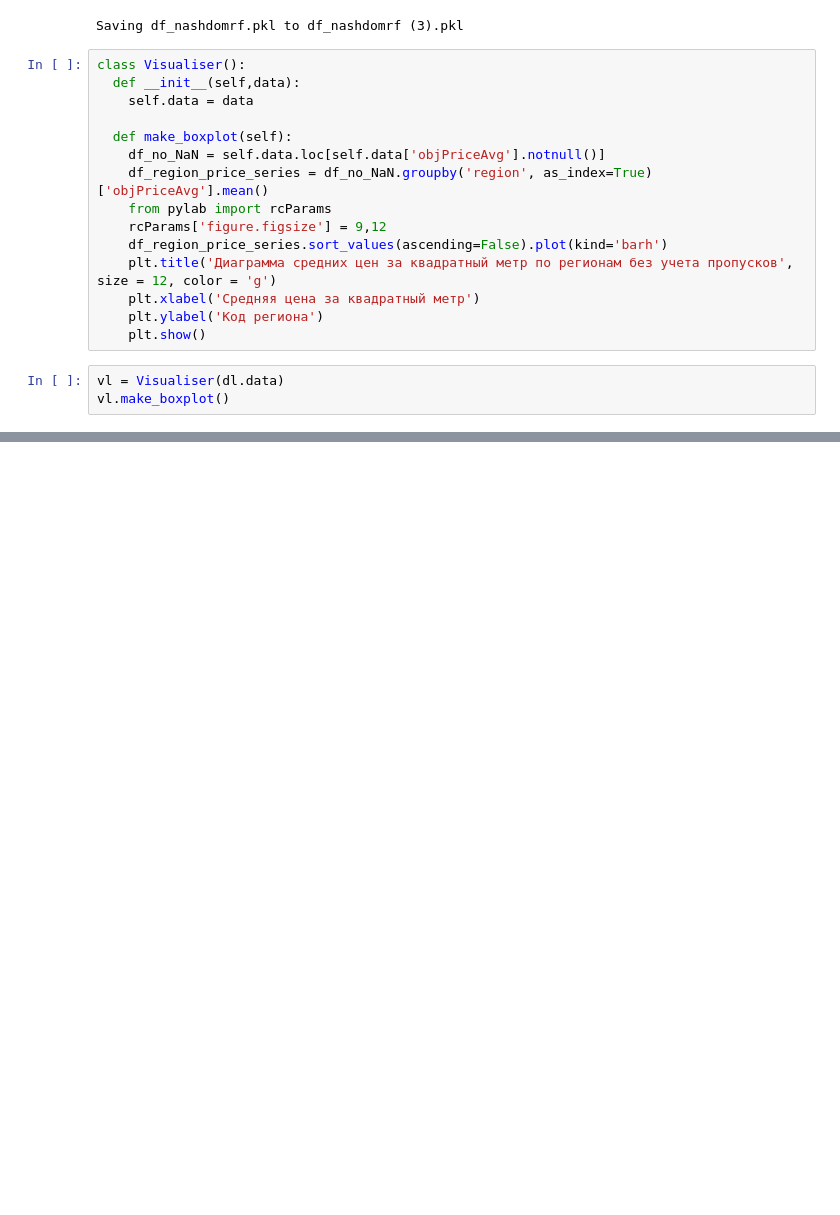
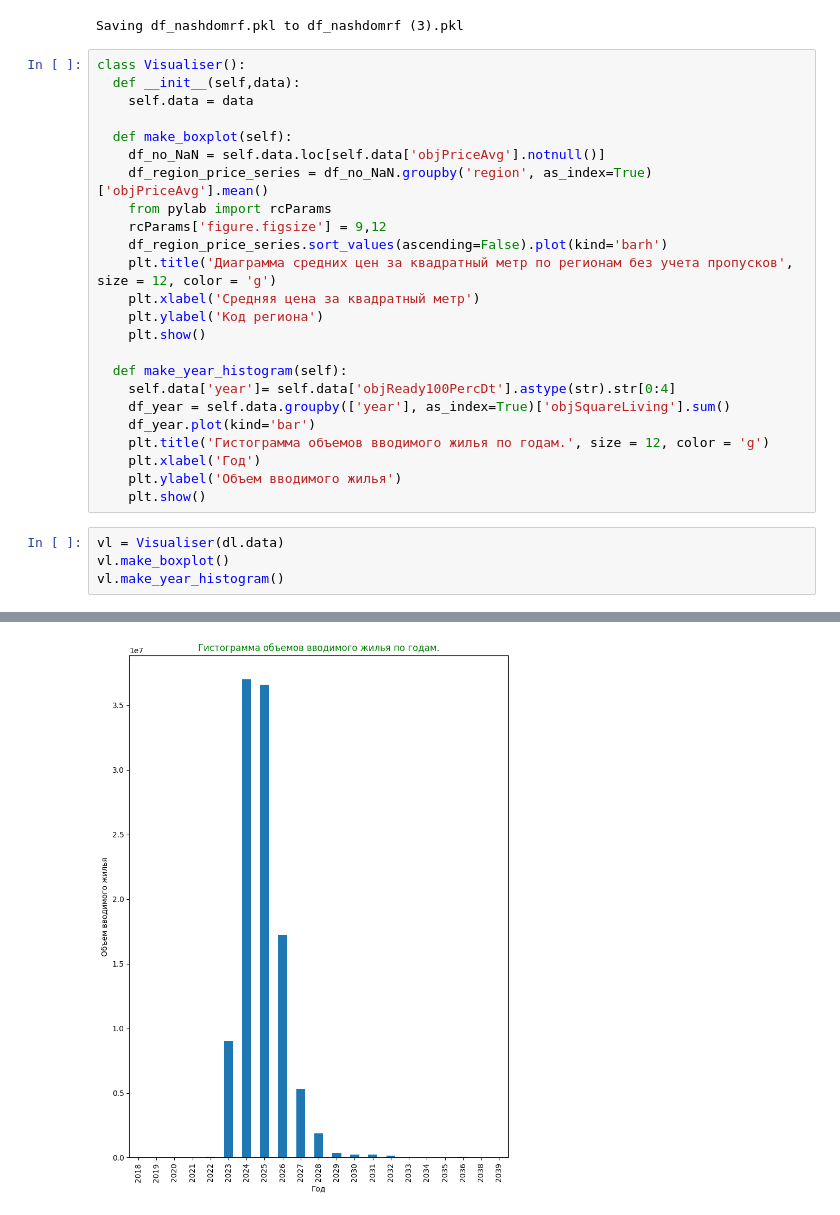
Before and after one commit to NtimTim/DS_School_Home_Work, a Jupyter notebook: Hometask/Task3_dmrf_OOP.ipynb, the cells around one changed output, grey strips where cells are left out. Saved outputs shown, nothing was run; the diff lists cells and outputs as text; blank space fills up the shorter version.

```diff
--- a/Hometask/Task3_dmrf_OOP.ipynb
+++ b/Hometask/Task3_dmrf_OOP.ipynb
@@ -100,8 +100,19 @@ class Visualiser():
     plt.xlabel('Средняя цена за квадратный метр')
     plt.ylabel('Код региона')
     plt.show()
+
+  def make_year_histogram(self):
+    self.data['year']= self.data['objReady100PercDt'].astype(str).str[0:4]
+    df_year = self.data.groupby(['year'], as_index=True)['objSquareLiving'].sum()
+    df_year.plot(kind='bar')
+    plt.title('Гистограмма объемов вводимого жилья по годам.', size = 12, color = 'g')
+    plt.xlabel('Год')
+    plt.ylabel('Объем вводимого жилья')
+    plt.show()
 # %%
 vl = Visualiser(dl.data)
 vl.make_boxplot()
+vl.make_year_histogram()
 # %% [output]
 [figure]
+[figure, added]
```
Also changed, not shown: parts of 1 cell of this notebook.
